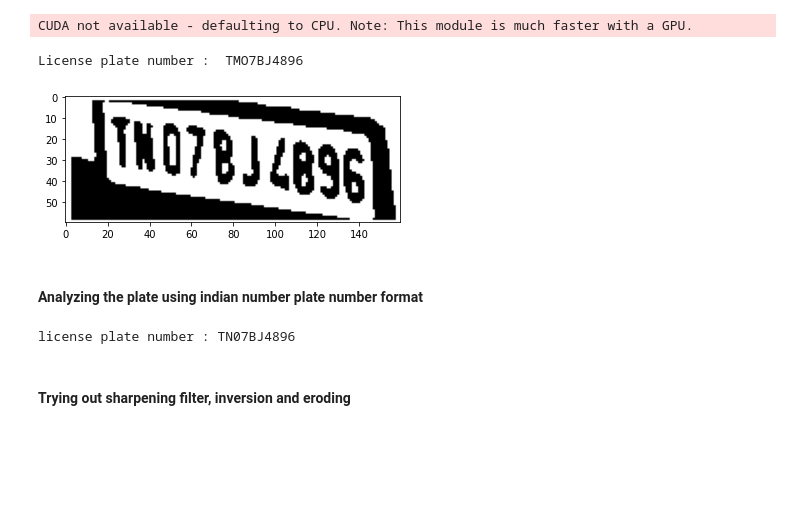
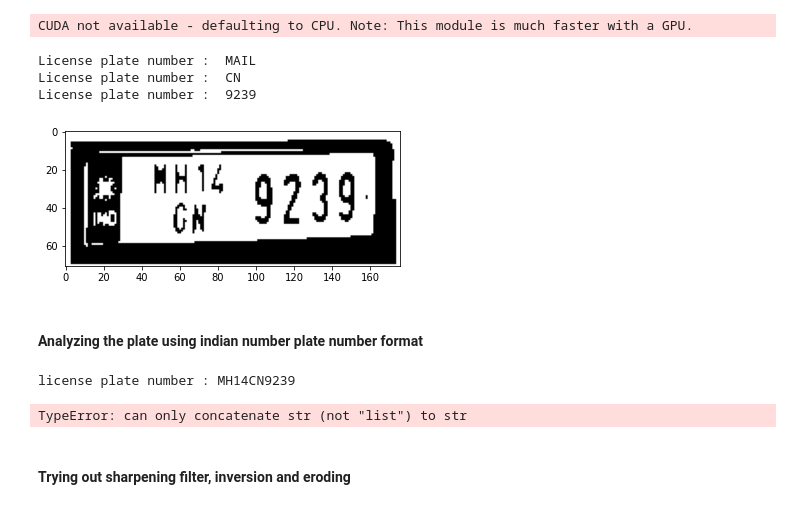
Before and after one commit to Sharath-v87/License-plate-detection, a Jupyter notebook: Licence detection - Tensorflow.ipynb, the cells around one changed output. Cells and saved outputs as stored; diff of their text form; code cells hidden in the pictures; blank space fills up the shorter version.

```diff
--- a/Licence detection - Tensorflow.ipynb
+++ b/Licence detection - Tensorflow.ipynb
@@ -174,7 +174,7 @@ from matplotlib import pyplot as plt
 category_index = label_map_util.create_category_index_from_labelmap(files['LABELMAP'])
 # %%
 #IMAGE_PATH = os.path.join(paths['IMAGE_PATH'], 'Screenshot 2021-09-28 at 7.47.26 PM.png')
-IMAGE_PATH = '/Users/sharath/Desktop/TFODCourse/licence label/indian plates/Cars263.png'
+IMAGE_PATH = '/Users/sharath/Desktop/TFODCourse/licence label/indian plates/Cars46.png'
 # %%
 img = cv2.imread(IMAGE_PATH)
 image_np = np.array(img)
@@ -382,36 +383,40 @@ def numplatereg(image,result,img_thres):
 # %%
 ocr_res=[]
 for idx,box in enumerate(boxes):
     roi = box*[height,width,height,width]
     thres = image[int(roi[0]):int(roi[2]),int(roi[1]):int(roi[3])]
     temp = thres
     thres = cv2.cvtColor(thres, cv2.COLOR_BGR2GRAY)
     thres = thres.astype(np.uint8)
     region = cv2.threshold(thres, 0, 255, cv2.THRESH_BINARY | cv2.THRESH_OTSU)[1]
 
     #plt.imshow(region)
-    op = reader.readtext(region,allowlist=string.ascii_uppercase + "0123456789")
+    op = reader.readtext(temp,allowlist=string.ascii_uppercase + "0123456789")
     ocr_res.append(op)
     for i in range(0,len(ocr_res)):
         for j in range(0,len(ocr_res[i])):
             print('License plate number : ', ocr_res[i][j][1])
 
     plt.imshow(region, cmap='gray')
     plt.show()
 # %% [output]
-License plate number :  TMO7BJ4896
+License plate number :  MAIL
+License plate number :  CN
+License plate number :  9239
-[figure, old version]
+[figure, new version]
 # %% [markdown]
 #### Analyzing the plate using indian number plate number format
 # %%
 # indian plate pattern is ##**##**** where # is a letter and * is number
 # the first two characters are always the state codes so that can be narrowed down
+
 numtolet={0:'O',4:'A',1:'I',5:'S',8:'B',7:'V',3:'S'}
-lettonum={'O':0,'L':4,'I':1,'S':5,'B':8,'A':4,'J':3,'T':1}
-state_code=['AN','AP','AR','AS','BR','CH','CG','DL','GJ','HR','JK','JH','KA','KL','MP','MH','MN','ML','MZ','OD','PB','RJ','SK','TN','TS','TR','UP','UK']
+lettonum={'O':0,'L':4,'I':1,'S':5,'B':8,'A':4,'J':3,'T':1,'Z':2,'G':6,'Q':0,'D':0,'F':'F'}
+state_code=['AN','AP','AR','AS','BR','CH','CG','DL','GJ','HR','JK','JH','KA','KL','MP','MH','MN','ML','MZ','OD','PB','RJ','SK','TN','TS','TR','UP','UK','WB']
 sec_h={'H':'M'}
 fir_m={'A':'H','M':'H'}
-sec_t={'M':'N',5:'S'}
+sec_t={'M':'N',5:'S','H':'N'}
+sec_b={'H':'W'}
 alpha=string.ascii_uppercase
 numb = '0123456789'
 test=''
@@ -441,12 +446,12 @@ for i in range(0,len(ocr_res)):
         if l[0] in alpha and l[1] in alpha:
             pass
         elif not(l[1] in alpha) and l[0] in alpha:
-            l[1]=numtolet[l[1]]
+            l[1]=numtolet[int(l[1])]
         elif not(l[0] in alpha) and l[1] in alpha :
-            l[0]=numtolet[l[0]]
+            l[0]=numtolet[int(l[0])]
         else:
-            l[1]=numtolet[l[1]]
-            l[0]=numtolet[l[0]]
+            l[1]=numtolet[int(l[1])]
+            l[0]=numtolet[int(l[0])]
 
 
         if l[2] in numb and l[3] in numb:
@@ -469,16 +474,17 @@ for i in range(0,len(ocr_res)):
             l[4]=numtolet[int(l[4])]
             l[5]=numtolet[int(l[5])]
 
-        if test[6] in numb and test[7] in numb and test[8] in numb and test[9] in numb :
-            continue
-        if not(test[6] in numb):
+        if l[6] in numb and l[7] in numb and l[8] in numb and l[9] in numb :
+            pass
+        if not(l[6] in numb):
             l[6] = lettonum[l[6]]
-        if not(test[7] in numb):
+        if not(l[7] in numb):
             l[7] = lettonum[l[7]]
-        if not(test[8] in numb):
+        if not(l[8] in numb):
             l[8] = lettonum[l[8]]
-        if not(test[9] in numb):
+        if not(l[9] in numb):
             l[9] = lettonum[l[9]]
+
     except:
         pass
 if len(l)>10:
@@ -487,19 +493,30 @@ state = str("".join(str(i) for i in l[0:2]))
 if state in state_code:
     pass
 else:
-    if l[1] == 'H':
-        a = l[0]
-        b = sec_h[a]
-        l[0]= b
+    try:
+        if l[1] == 'H':
+            a = l[0]
+            b = sec_h[a]
+            l[0]= b
+    except:
+        pass
     if l[0] == 'M':
         l[1] = fir_m[l[1]]
     if l[1] == 'A':
         l[0] = 'K'
     if l[0] == 'T':
         l[1] = sec_t[l[1]]
+    if l[0] == 'R':
+        l[1] = 'J'
+
+
 print('license plate number :',str("".join(str(i) for i in l)))
 # %% [output]
-license plate number : TN07BJ4896
+license plate number : MH14CN9239
+# %%
+print(indian_rule(ocr_res))
+# %% [output]
+TypeError: can only concatenate str (not "list") to str
 # %% [markdown]
 #### Trying out sharpening filter, inversion and eroding
 # %%
```
Also changed, not shown: parts of 9 cells of this notebook, 1 other file.
